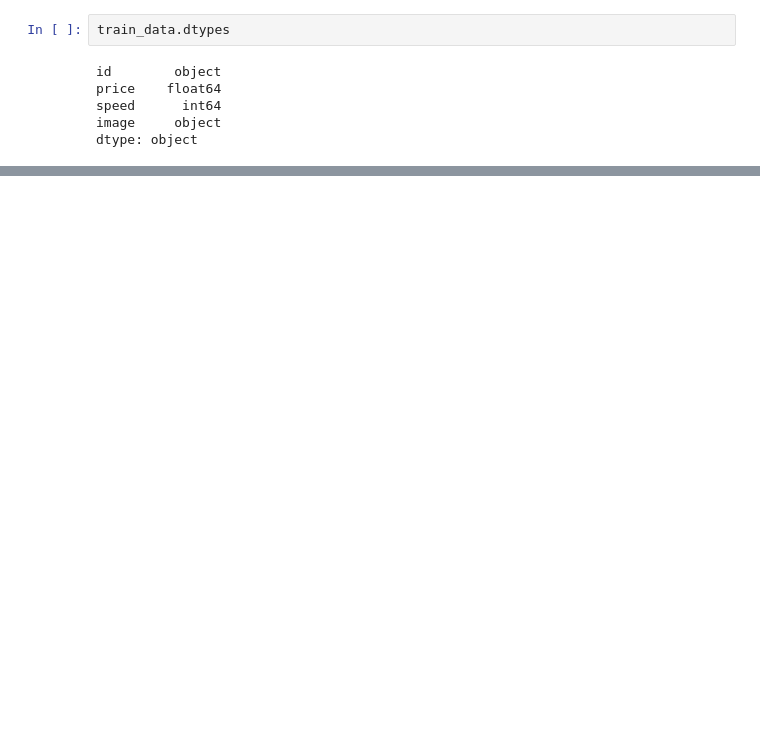
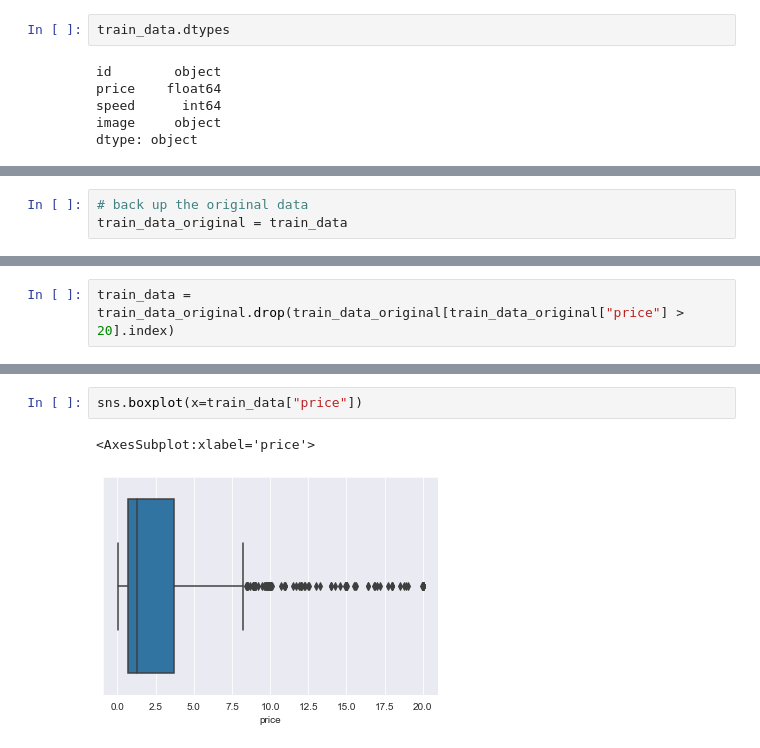
Before and after one commit to ZhangXichu/purr-price-prediction, a Jupyter notebook: main.ipynb, the cells around one changed output, grey strips where cells are left out. Cells and saved outputs as stored; diff of their text form; blank space fills up the shorter version.

```diff
--- a/main.ipynb
+++ b/main.ipynb
@@ -97,0 +131,3 @@ dtype: object
+# %%
+# back up the original data
+train_data_original = train_data
@@ -97,0 +150,2 @@ dtype: object
+# %%
+train_data = train_data_original.drop(train_data_original[train_data_original["price"] > 20].index)
@@ -97,0 +168,5 @@ dtype: object
+# %%
+sns.boxplot(x=train_data["price"])
+# %% [output]
+<AxesSubplot:xlabel='price'>
+[figure, added]
```
Also changed, not shown: parts of 10 cells of this notebook.
